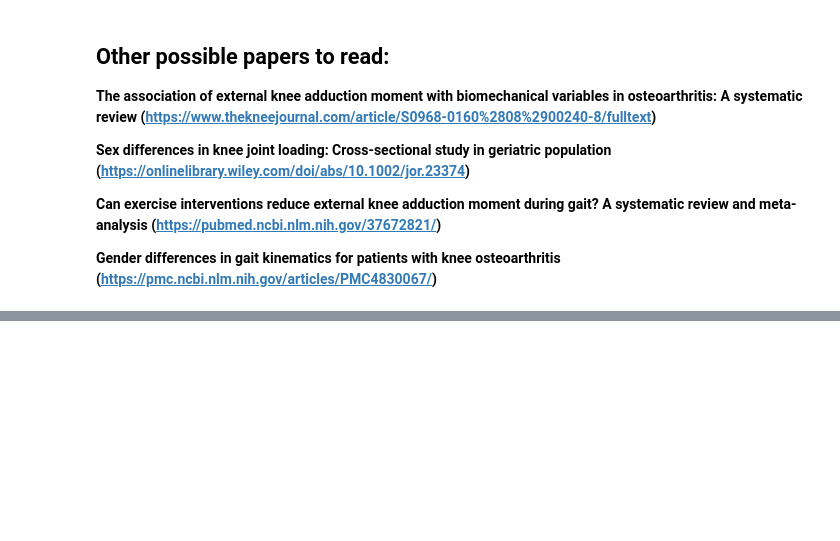
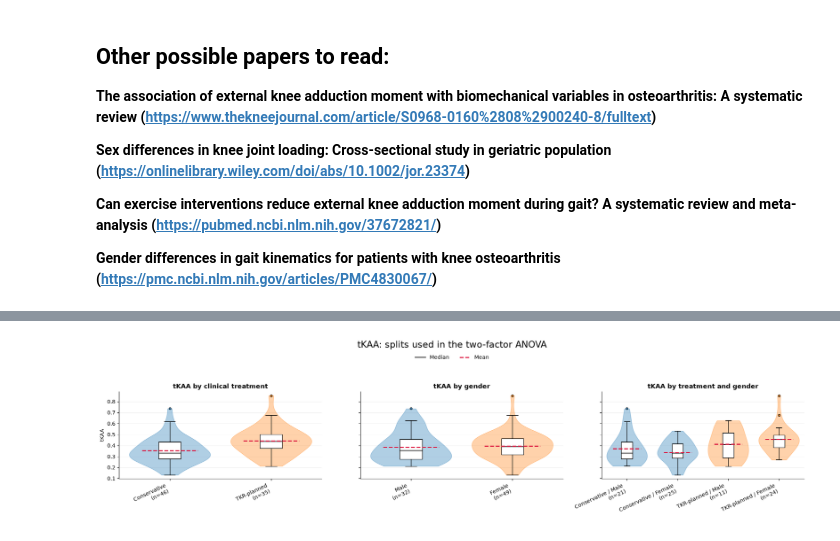
Before and after one commit to pmendez252/data_science-hypothesis_testing, a Jupyter notebook: notebooks/01_total_dataset_testing.ipynb, the cells around one changed output, grey strips where cells are left out. Cells and saved outputs as stored; diff of their text form; code cells hidden in the pictures; blank space fills up the shorter version.

Commit message:
Explicit ANOVA function added

```diff
--- a/notebooks/01_total_dataset_testing.ipynb
+++ b/notebooks/01_total_dataset_testing.ipynb
@@ -186,0 +243,90 @@ for effect, p_value in anova_results["PR(>F)"].dropna().items():
+# %%
+import numpy as np
+import matplotlib.pyplot as plt
+from matplotlib.lines import Line2D
+
+# Use the same complete, finite observations as the two-factor ANOVA.
+plot_df = df[["tKAA", "Clinical Treatment", "Gender"]].dropna().copy()
+plot_df = plot_df.loc[np.isfinite(plot_df["tKAA"])]
+treatments = list(plot_df["Clinical Treatment"].unique())
+genders = list(plot_df["Gender"].unique())
+treatment_colors = plt.get_cmap("tab10")(np.arange(len(treatments)) % 10)
+gender_colors = plt.get_cmap("tab10")(np.arange(len(genders)) % 10)
+fig, axes = plt.subplots(1, 3, figsize=(19, 5), sharey=True)
+
+# Treatment, gender, and all Treatment x Gender combinations.
+groups = [
+    [(str(t), plot_df.loc[plot_df["Clinical Treatment"] == t, "tKAA"].to_numpy(), color)
+     for t, color in zip(treatments, treatment_colors)],
+    [(str(g), plot_df.loc[plot_df["Gender"] == g, "tKAA"].to_numpy(), color)
+     for g, color in zip(genders, gender_colors)],
+    [(f"{t} / {g}", plot_df.loc[(plot_df["Clinical Treatment"] == t)
+                              & (plot_df["Gender"] == g), "tKAA"].to_numpy(), color)
+     for t, color in zip(treatments, treatment_colors) for g in genders],
+]
+for ax, panel_groups, title in zip(axes, groups, [
+    "tKAA by clinical treatment", "tKAA by gender", "tKAA by treatment and gender"
+]):
+    labels = []
+    for position, (label, values, color) in enumerate(panel_groups, start=1):
+        labels.append(f"{label}\n(n={len(values)})")
+        if len(values) == 0:
+            continue
+        # A violin needs more than one value and nonzero variation.
+        if len(values) > 1 and np.ptp(values) > 0:
+            violin = ax.violinplot(
+                [values], positions=[position], widths=0.8,
+                showmeans=False, showmedians=False, showextrema=False,
+            )
+            for body in violin["bodies"]:
+                body.set_facecolor(color)
+                body.set_edgecolor(color)
+                body.set_alpha(0.35)
+        ax.boxplot(
+            [values], positions=[position], widths=0.22,
+            patch_artist=True, showfliers=True, manage_ticks=False,
+            flierprops=dict(marker="o", markerfacecolor=color,
+                            markeredgecolor="black", markersize=4, alpha=0.85),
+            boxprops=dict(facecolor="white", edgecolor="black"),
+            medianprops=dict(color="black", linewidth=1.5), zorder=3,
+        )
+        ax.hlines(values.mean(), position - 0.275, position + 0.275,
+                  color="crimson", linestyle="--", linewidth=2, zorder=4)
+    ax.set_title(title, fontsize=12, fontweight="bold")
+    ax.set_xticks(range(1, len(panel_groups) + 1))
+    ax.set_xticklabels(labels, rotation=25, ha="right")
+    ax.set_xlim(0.5, len(panel_groups) + 0.5)
+    ax.grid(axis="y", alpha=0.2)
+    ax.set_axisbelow(True)
+    ax.spines[["top", "right"]].set_visible(False)
+axes[0].set_ylabel("tKAA")
+fig.suptitle("tKAA: splits used in the two-factor ANOVA", fontsize=17)
+fig.legend(handles=[
+    Line2D([], [], color="black", linewidth=1.5, label="Median"),
+    Line2D([], [], color="crimson", linestyle="--", linewidth=2, label="Mean"),
+], loc="upper center", bbox_to_anchor=(0.5, 0.93), ncol=2, frameon=False)
+fig.tight_layout(rect=(0, 0, 1, 0.86))
+plt.show()
+
+# Interaction plot: compare the treatment difference within each gender.
+fig, ax = plt.subplots(figsize=(7, 4.5))
+for gender, color in zip(genders, gender_colors):
+    means = [plot_df.loc[(plot_df["Clinical Treatment"] == treatment)
+                        & (plot_df["Gender"] == gender), "tKAA"].mean()
+             for treatment in treatments]
+    ax.plot(range(len(treatments)), means, marker="o", linewidth=2,
+            color=color, label=str(gender))
+ax.set_xticks(range(len(treatments)))
+ax.set_xticklabels([str(t) for t in treatments])
+ax.set_xlabel("Clinical Treatment")
+ax.set_ylabel("Mean tKAA")
+ax.set_title("Clinical Treatment x Gender: observed group means", fontweight="bold")
+ax.legend(title="Gender", frameon=False)
+ax.grid(axis="y", alpha=0.2)
+ax.spines[["top", "right"]].set_visible(False)
+fig.tight_layout()
+plt.show()
+# Nonparallel lines suggest an interaction visually; use the ANOVA p-value to test it.
+# The pooled plots weight groups by sample size; Type III main effects use equal weighting.
+# %% [output]
+[figure, added]
```
Also changed, not shown: parts of 5 cells of this notebook.
